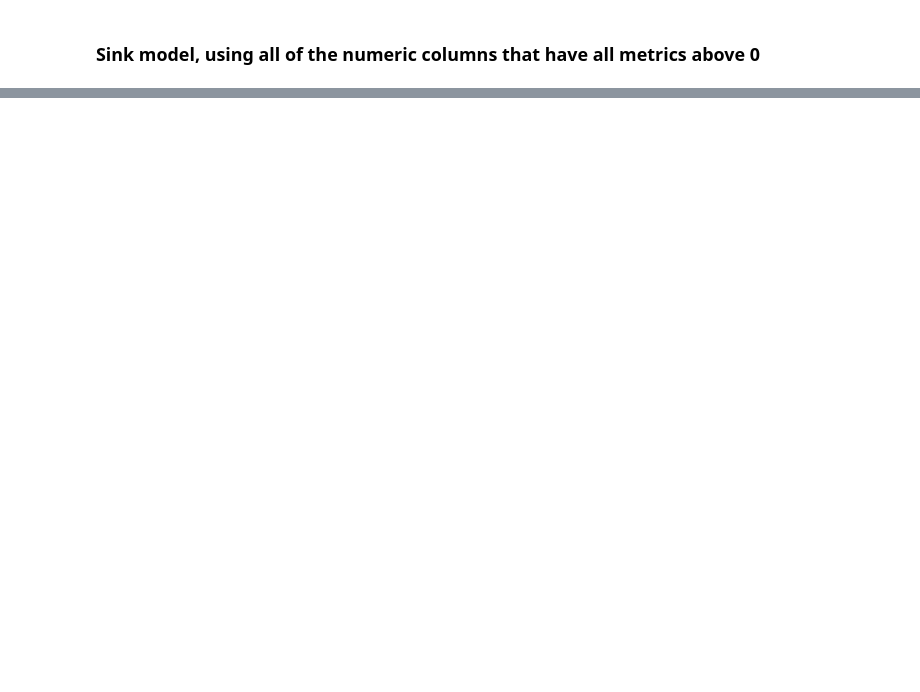
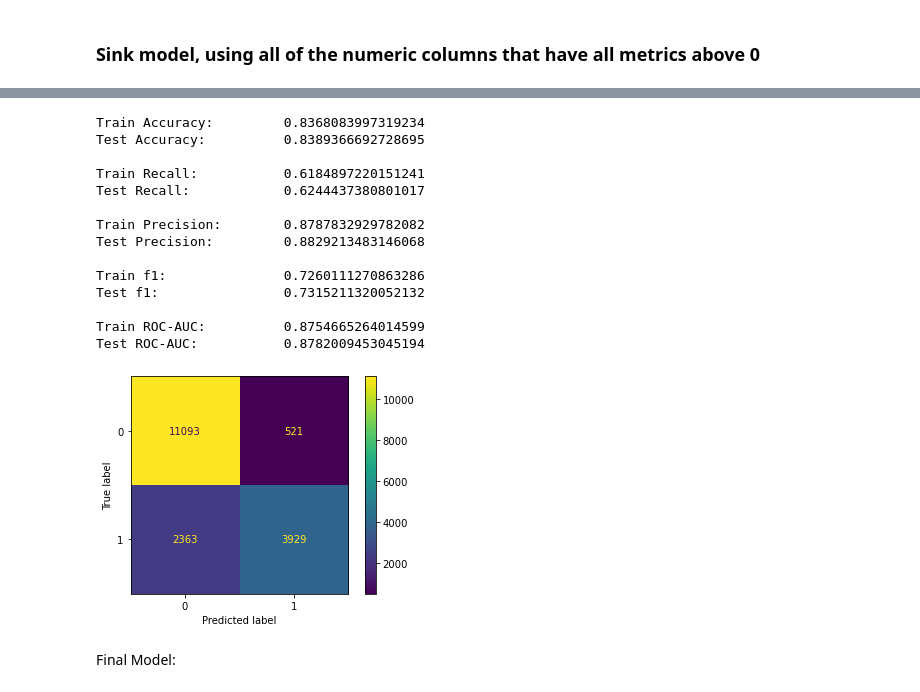
Before and after one commit to pjlannoo/StarVariabilityML, a Jupyter notebook: Notebooks/PhilWorkspace/WorkNotebook.ipynb, the cells around one changed output, grey strips where cells are left out. Saved outputs shown, nothing was run; the diff lists cells and outputs as text; code cells hidden in the pictures; blank space fills up the shorter version.

```diff
--- a/Notebooks/PhilWorkspace/WorkNotebook.ipynb
+++ b/Notebooks/PhilWorkspace/WorkNotebook.ipynb
@@ -439,0 +651,5 @@ gridSearch.best_params_
+# %%
+for col in objCols:
+    display(x_train[[col]].head())
+    display(x_train[[col]].value_counts())
+    display(x_train[[col]].isna().sum() / len(x_train))
@@ -468,0 +853,27 @@ plot_confusion_matrix(gridTree, x_test, y_test)
+# %%
+sink_model = Pipeline(steps=[
+    ('preprocessor',preprocessor),
+    ('logreg', GaussianNB())
+])
+
+sink_model.fit(x_train[used_num_cols], y_train)
+
+displayMetrics(sink_model,x_train[used_num_cols],x_test[used_num_cols], y_train,y_test)
+# %% [output]
+Train Accuracy:         0.8368083997319234
+Test Accuracy:          0.8389366692728695
+
+Train Recall:           0.6184897220151241
+Test Recall:            0.6244437380801017
+
+Train Precision:        0.8787832929782082
+Test Precision:         0.8829213483146068
+
+Train f1:               0.7260111270863286
+Test f1:                0.7315211320052132
+
+Train ROC-AUC:          0.8754665264014599
+Test ROC-AUC:           0.8782009453045194
+[figure, added]
+# %% [markdown]
+Final Model:
```
Also changed, not shown: parts of 40 cells of this notebook, 1 other file.
